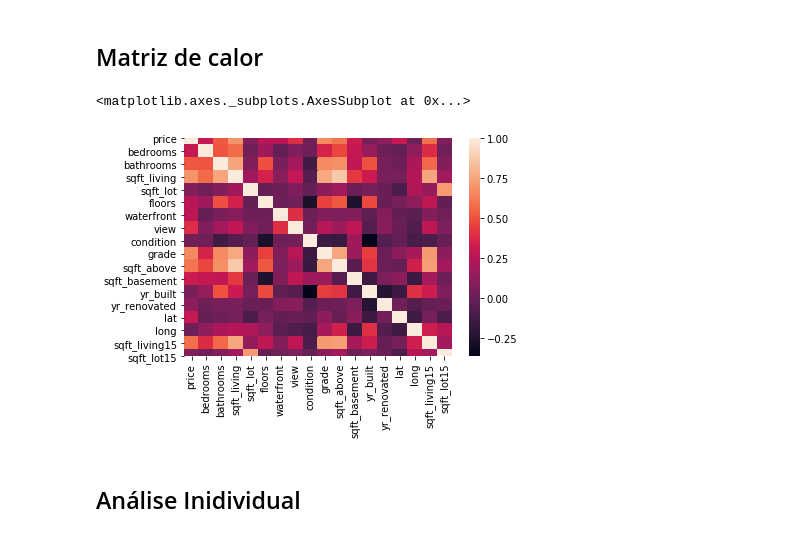
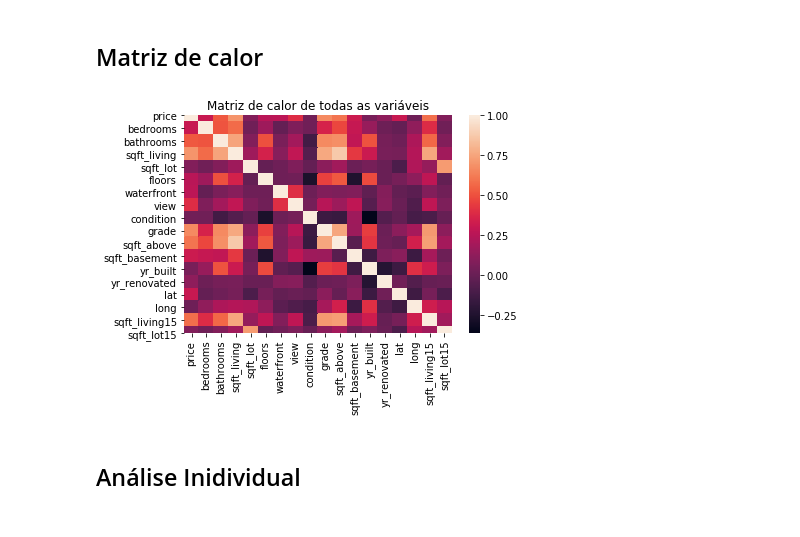
Before and after one commit to rafaelhbz/Projeto2_Cdados, a Jupyter notebook: Projeto2.ipynb, the cells around one changed output. Drawn from its saved outputs; the diff is of its cells as text; code cells hidden in the pictures.

```diff
--- a/Projeto2.ipynb
+++ b/Projeto2.ipynb
@@ -220,11 +230,12 @@ matriz_correl
 ###### Ex de correlação baixa: price X bedrooms
 # %% [markdown]
 ## Matriz de calor
-# %%
-sns.heatmap(matriz_correl)
-# %% [output]
-<matplotlib.axes._subplots.AxesSubplot at 0x...>
-[figure, removed]
+# %%
+sns.heatmap(matriz_correl)
+plt.title("Matriz de calor de todas as variáveis")
+plt.show()
+# %% [output]
+[figure, added]
 # %% [markdown]
 ## Análise Inidividual
 # %% [markdown]
```
Also changed, not shown: parts of 43 cells of this notebook.
